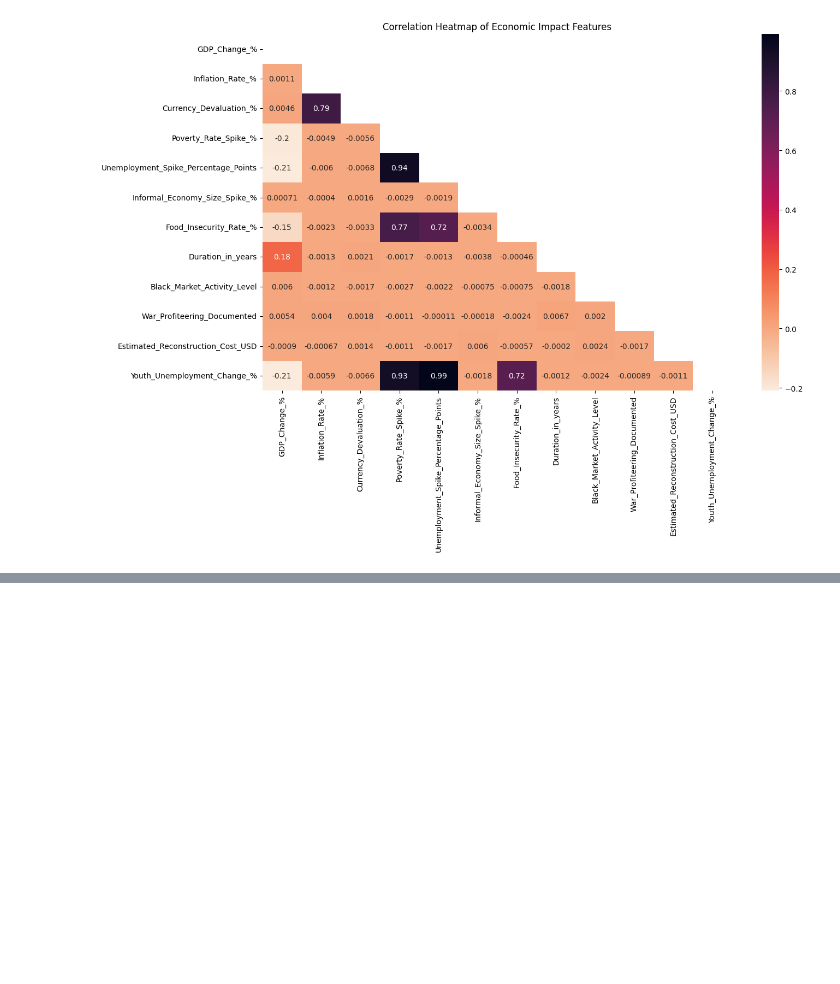
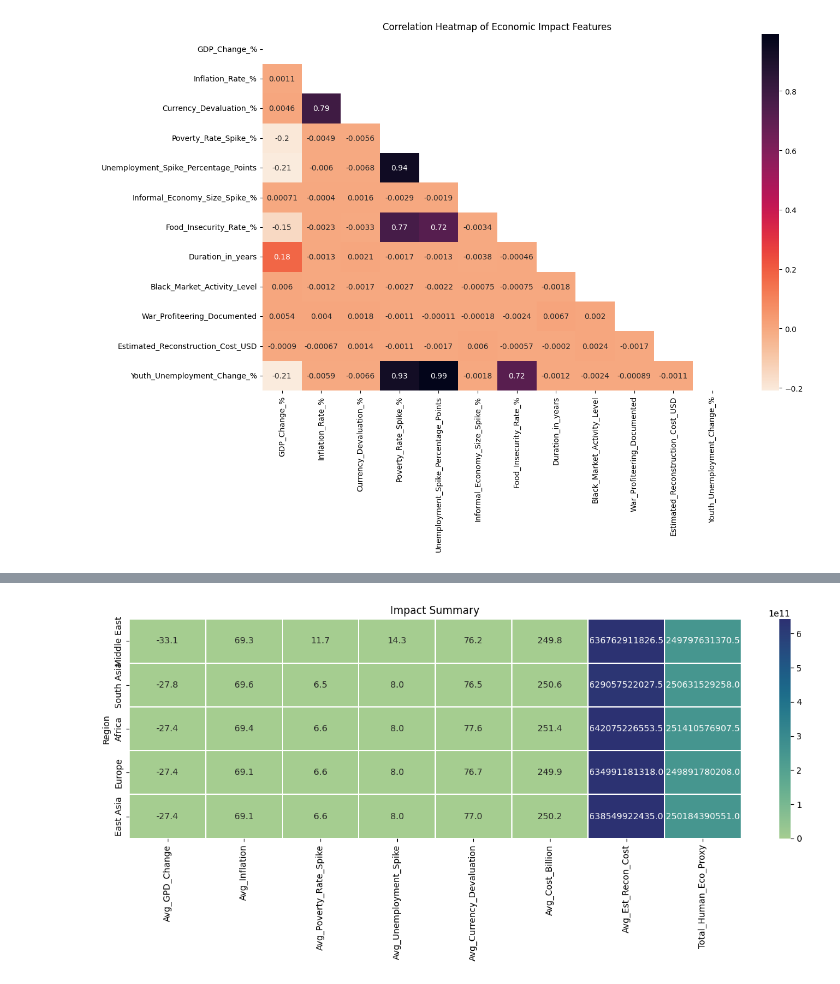
Before and after one commit to J2ckyo/4850-Final-Project, a Jupyter notebook: Data_Rangling.ipynb, the cells around one changed output, grey strips where cells are left out. Saved outputs shown, nothing was run; the diff lists cells and outputs as text; code cells hidden in the pictures; blank space fills up the shorter version.

```diff
--- a/Data_Rangling.ipynb
+++ b/Data_Rangling.ipynb
@@ -270,0 +291,18 @@ plt.show()
+# %%
+df["Human_Eco_Proxy"] = (
+    df["Households_Fallen_Into_Poverty_Estimate"] +
+    df["Cost_of_War_USD"]
+)
+
+summary = df.groupby("Region").agg(
+    Avg_GPD_Change = ("GDP_Change_%", "median"),
+    Avg_Inflation = ("Inflation_Rate_%", "median"),
+    Avg_Poverty_Rate_Spike = ("Poverty_Rate_Spike_%", "median"),
+    Avg_Unemployment_Spike = ("Unemployment_Spike_Percentage_Points", "median"),
+    Avg_Currency_Devaluation = ("Currency_Devaluation_%", "median"),
+    Avg_Cost_Billion = ("Cost_of_War_USD", lambda x: x.median() / 1e9),
+    Avg_Est_Recon_Cost = ("Estimated_Reconstruction_Cost_USD", "median"),
+    Total_Human_Eco_Proxy = ("Human_Eco_Proxy", "median")
+).round(3).sort_values("Avg_GPD_Change")
+
+summary
@@ -270,0 +317,10 @@ plt.show()
+# %%
+plt.figure(figsize=(13, 6))
+ax = sns.heatmap(summary, annot = True, fmt=".1f", cmap="crest", linewidths=0.3)
+# ax.set(xlabel="", ylabel="")
+# ax.xaxis.tick_top()
+plt.title("Impact Summary")
+plt.tight_layout()
+plt.show()
+# %% [output]
+[figure, added]
```
Also changed, not shown: parts of 6 cells of this notebook.
